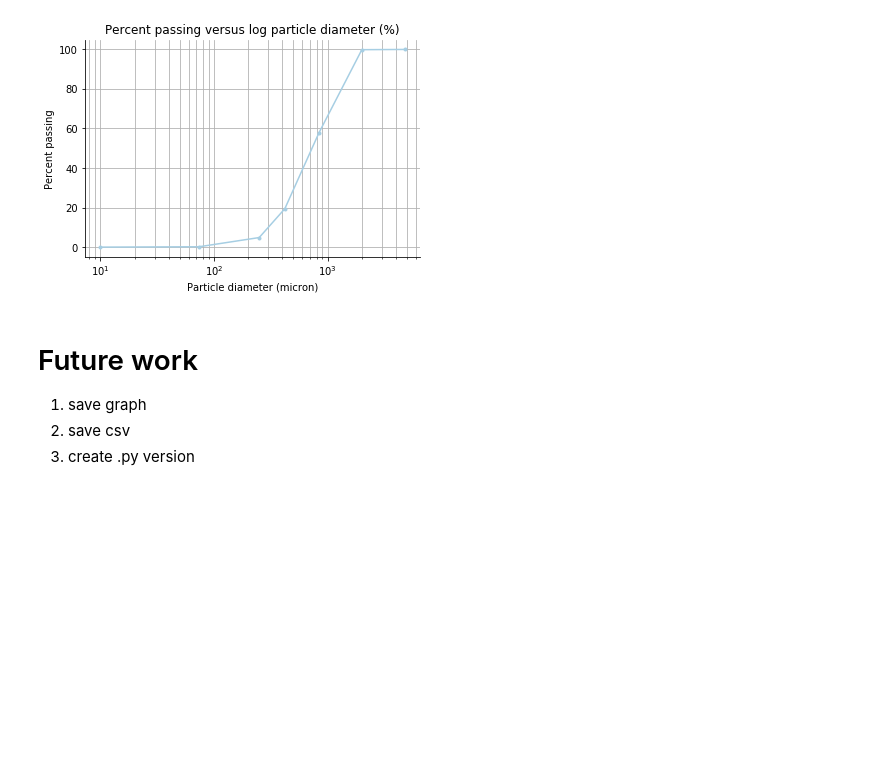
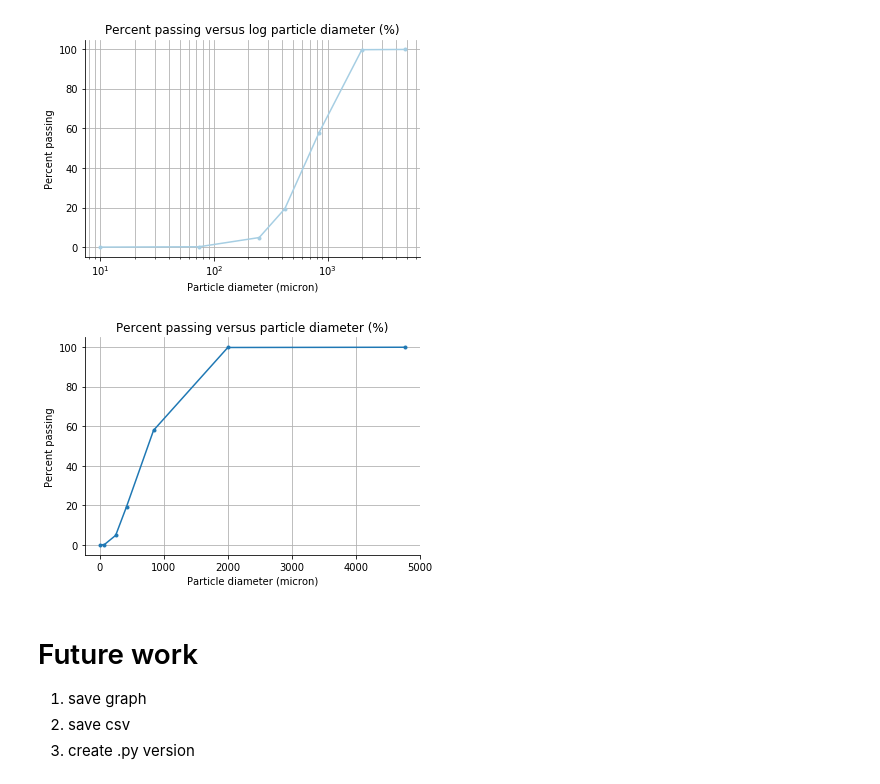
Before and after one commit to gillespilon/sieve_analysis, a Jupyter notebook: sieve_analysis.ipynb, the cells around one changed output. Drawn from its saved outputs; the diff is of its cells as text; code cells hidden in the pictures; blank space fills up the shorter version.

Commit message:
mod added graph with logx, modified colorblind-friendly code

```diff
--- a/sieve_analysis.ipynb
+++ b/sieve_analysis.ipynb
@@ -147,7 +147,7 @@ number parts per g = 41366.213
 # Create graphs
 # %%
 ax = df.plot(x='particle diameter', y='passing pct', logx=True, style='.-',\
-             legend=False, color=dots_c, grid=True)
+             legend=False, color=dotslog_c, grid=True)
 ax.set_xlabel('Particle diameter (micron)')
 ax.set_ylabel('Percent passing')
 ax.set_title('Percent passing versus log particle diameter (%)')
@@ -158,6 +158,19 @@ ax.figure.savefig('sieve_percent_passing_vs_logdiameter.svg', format='svg')
 ax.figure.savefig('sieve_percent_passing_vs_logdiameter.pdf', format='pdf')
 # %% [output]
 [figure]
+# %%
+ax = df.plot(x='particle diameter', y='passing pct', style='.-',\
+             legend=False, color=dots_c, grid=True)
+ax.set_xlabel('Particle diameter (micron)')
+ax.set_ylabel('Percent passing')
+ax.set_title('Percent passing versus particle diameter (%)')
+ax.grid(True, which='minor', axis='x')
+for spine in 'right', 'top':
+    ax.spines[spine].set_color('none')
+ax.figure.savefig('sieve_percent_passing_vs_diameter.svg', format='svg')
+ax.figure.savefig('sieve_percent_passing_vs_diameter.pdf', format='pdf')
+# %% [output]
+[figure, added]
 # %% [markdown]
 # Future work
 
```
Also changed, not shown: parts of 1 cell of this notebook.
